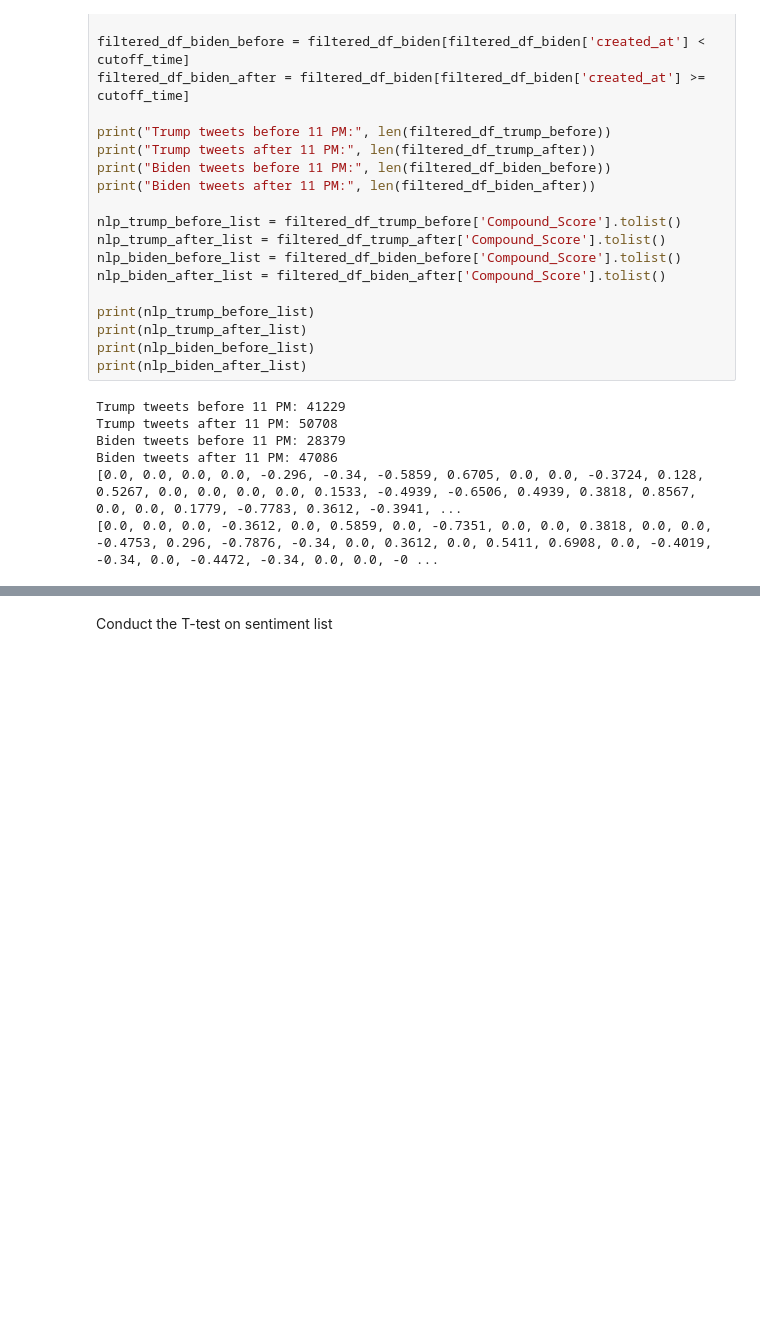
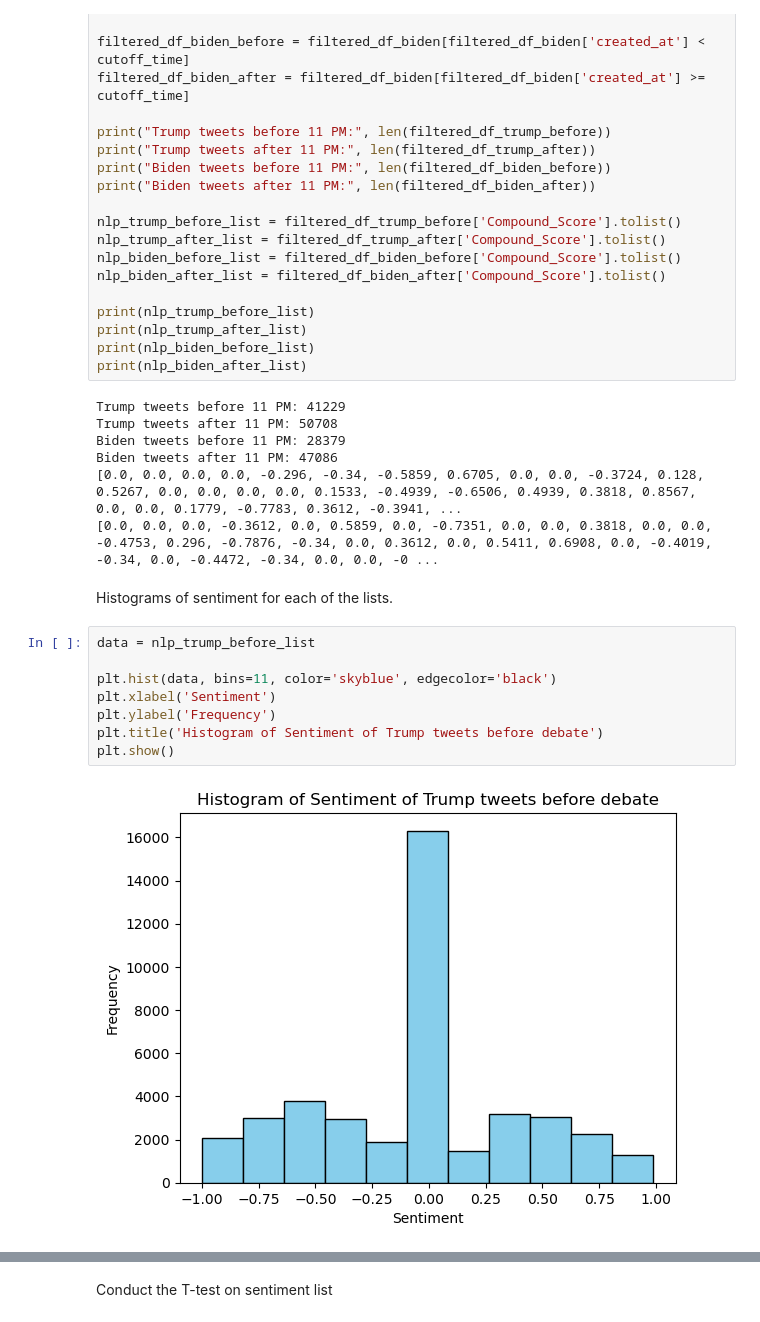
Before and after one commit to ArjunaBazaz/CS3_2020_Presidential_Approval_Rating_Analysis, a Jupyter notebook: SCRIPTS/4_data_analysis.ipynb, the cells around one changed output, grey strips where cells are left out. Saved outputs shown, nothing was run; the diff lists cells and outputs as text; blank space fills up the shorter version.

Commit message:
added histograms

```diff
--- a/SCRIPTS/4_data_analysis.ipynb
+++ b/SCRIPTS/4_data_analysis.ipynb
@@ -92,3 +92,15 @@ Biden tweets before 11 PM: 28379
 Biden tweets after 11 PM: 47086
 [0.0, 0.0, 0.0, 0.0, -0.296, -0.34, -0.5859, 0.6705, 0.0, 0.0, -0.3724, 0.128, 0.5267, 0.0, 0.0, 0.0, 0.0, 0.1533, -0.4939, -0.6506, 0.4939, 0.3818, 0.8567, 0.0, 0.0, 0.1779, -0.7783, 0.3612, -0.3941, ...
 [0.0, 0.0, 0.0, -0.3612, 0.0, 0.5859, 0.0, -0.7351, 0.0, 0.0, 0.3818, 0.0, 0.0, -0.4753, 0.296, -0.7876, -0.34, 0.0, 0.3612, 0.0, 0.5411, 0.6908, 0.0, -0.4019, -0.34, 0.0, -0.4472, -0.34, 0.0, 0.0, -0 ...
+# %% [markdown]
+Histograms of sentiment for each of the lists.
+# %%
+data = nlp_trump_before_list
+
+plt.hist(data, bins=11, color='skyblue', edgecolor='black')
+plt.xlabel('Sentiment')
+plt.ylabel('Frequency')
+plt.title('Histogram of Sentiment of Trump tweets before debate')
+plt.show()
+# %% [output]
+[figure, added]
```
Also changed, not shown: parts of 3 cells of this notebook.
